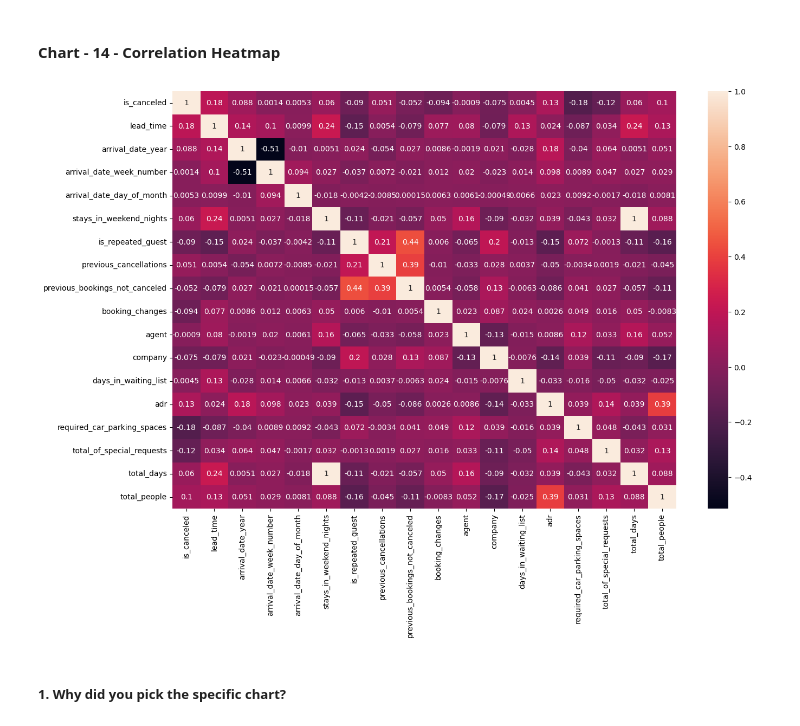
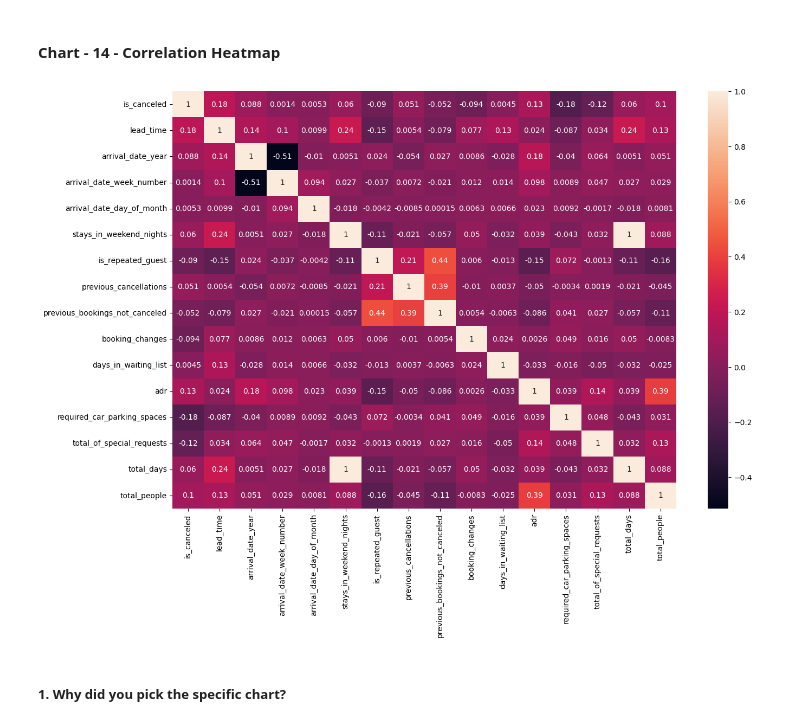
Before and after one commit to aayush-sharmaa/Hotel-Booking-Analysis, a Jupyter notebook: Hotel_Booking_Analysis.ipynb, the cells around one changed output. Saved outputs shown, nothing was run; the diff lists cells and outputs as text; code cells hidden in the pictures.

```diff
--- a/Hotel_Booking_Analysis.ipynb
+++ b/Hotel_Booking_Analysis.ipynb
@@ -474,7 +473,7 @@ memory usage: 3.4+ MB
 df = df.astype({'children':'int64'})
 # change the data type of the columns children, agent, company from float to int
 # %%
-df['total_days'] = df['stays_in_weekend_nights'] + df['stays_in_weekend_nights']
+df['total_days'] = df['stays_in_weekend_nights'] + df['stays_in_week_nights']
 # make a column of total days which is the sum of stay in weekend nights and stays in weekend nights
 # %%
 df['total_people'] = df['adults']+ df['children']+ df['babies']
@@ -1035,14 +1056,14 @@ Recognizing the variations in ADR across different market segments and hotel typ
 # %%
 # Correlation Heatmap visualization code
 cor_df = df[['is_canceled','lead_time','arrival_date_year','arrival_date_week_number','arrival_date_day_of_month','stays_in_weekend_nights'
-,'is_repeated_guest','previous_cancellations','previous_bookings_not_canceled','booking_changes','agent','company','days_in_waiting_list',
+,'is_repeated_guest','previous_cancellations','previous_bookings_not_canceled','booking_changes','days_in_waiting_list',
 'adr','required_car_parking_spaces','total_of_special_requests','total_days','total_people']]
 
 plt.figure(figsize = (15,10))
 sns.heatmap(cor_df.corr(),annot = True)
 plt.show()
 # %% [output]
-[figure, old version]
+[figure, new version]
 # %% [markdown]
 ##### 1. Why did you pick the specific chart?
 # %% [markdown]
```
Also changed, not shown: parts of 30 cells of this notebook.
